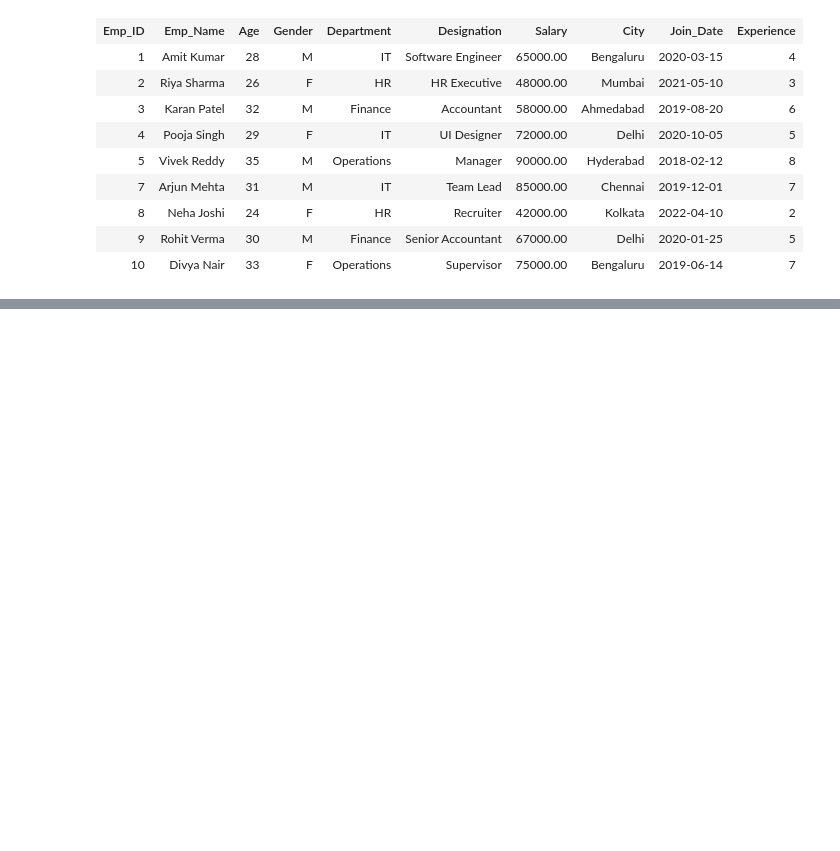
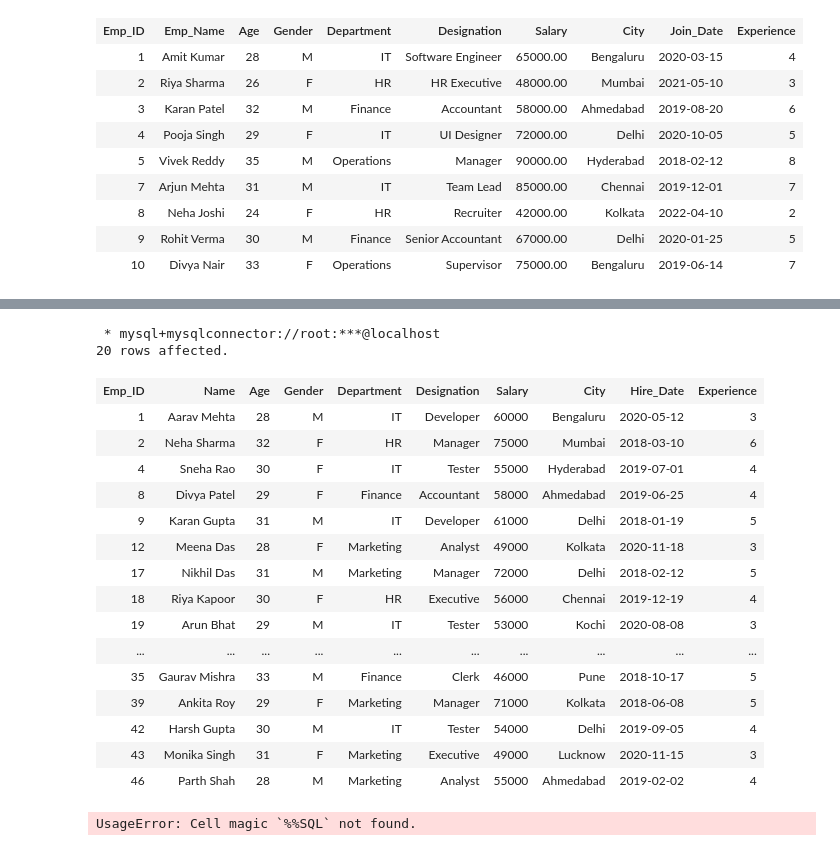
Before and after one commit to ViswaaE/Sql_besant, a Jupyter notebook: practice.ipynb, the cells around one changed output, grey strips where cells are left out. Drawn from its saved outputs; the diff is of its cells as text; code cells hidden in the pictures; blank space fills up the shorter version.

```diff
--- a/practice.ipynb
+++ b/practice.ipynb
@@ -114,0 +137,27 @@ SELECT * FROM employeess WHERE Salary <> 55000;
+# %%
+%%sql
+SELECT * FROM EMPLOYEES WHERE HIRE_DATE BETWEEN '2018-01-01' AND '2020-12-31';
+# %% [output]
+ * mysql+mysqlconnector://root:***@localhost
+20 rows affected.
+| Emp_ID | Name | Age | Gender | Department | Designation | Salary | City | Hire_Date | Experience |
+| 1 | Aarav Mehta | 28 | M | IT | Developer | 60000 | Bengaluru | 2020-05-12 | 3 |
+| 2 | Neha Sharma | 32 | F | HR | Manager | 75000 | Mumbai | 2018-03-10 | 6 |
+| 4 | Sneha Rao | 30 | F | IT | Tester | 55000 | Hyderabad | 2019-07-01 | 4 |
+| 8 | Divya Patel | 29 | F | Finance | Accountant | 58000 | Ahmedabad | 2019-06-25 | 4 |
+| 9 | Karan Gupta | 31 | M | IT | Developer | 61000 | Delhi | 2018-01-19 | 5 |
+| 12 | Meena Das | 28 | F | Marketing | Analyst | 49000 | Kolkata | 2020-11-18 | 3 |
+| 17 | Nikhil Das | 31 | M | Marketing | Manager | 72000 | Delhi | 2018-02-12 | 5 |
+| 18 | Riya Kapoor | 30 | F | HR | Executive | 56000 | Chennai | 2019-12-19 | 4 |
+| 19 | Arun Bhat | 29 | M | IT | Tester | 53000 | Kochi | 2020-08-08 | 3 |
+| ... | ... | ... | ... | ... | ... | ... | ... | ... | ... |
+| 35 | Gaurav Mishra | 33 | M | Finance | Clerk | 46000 | Pune | 2018-10-17 | 5 |
+| 39 | Ankita Roy | 29 | F | Marketing | Manager | 71000 | Kolkata | 2018-06-08 | 5 |
+| 42 | Harsh Gupta | 30 | M | IT | Tester | 54000 | Delhi | 2019-09-05 | 4 |
+| 43 | Monika Singh | 31 | F | Marketing | Executive | 49000 | Lucknow | 2020-11-15 | 3 |
+| 46 | Parth Shah | 28 | M | Marketing | Analyst | 55000 | Ahmedabad | 2019-02-02 | 4 |
+# %%
+%%SQL
+SELECT * FROM EMPLOYEES WHERE AGE BETWEEN 30 AND 40 AND DEPARTMENT = 'Sales';
+# %% [output]
+UsageError: Cell magic `%%SQL` not found.
```
Also changed, not shown: parts of 1 cell of this notebook, 1 other file.
